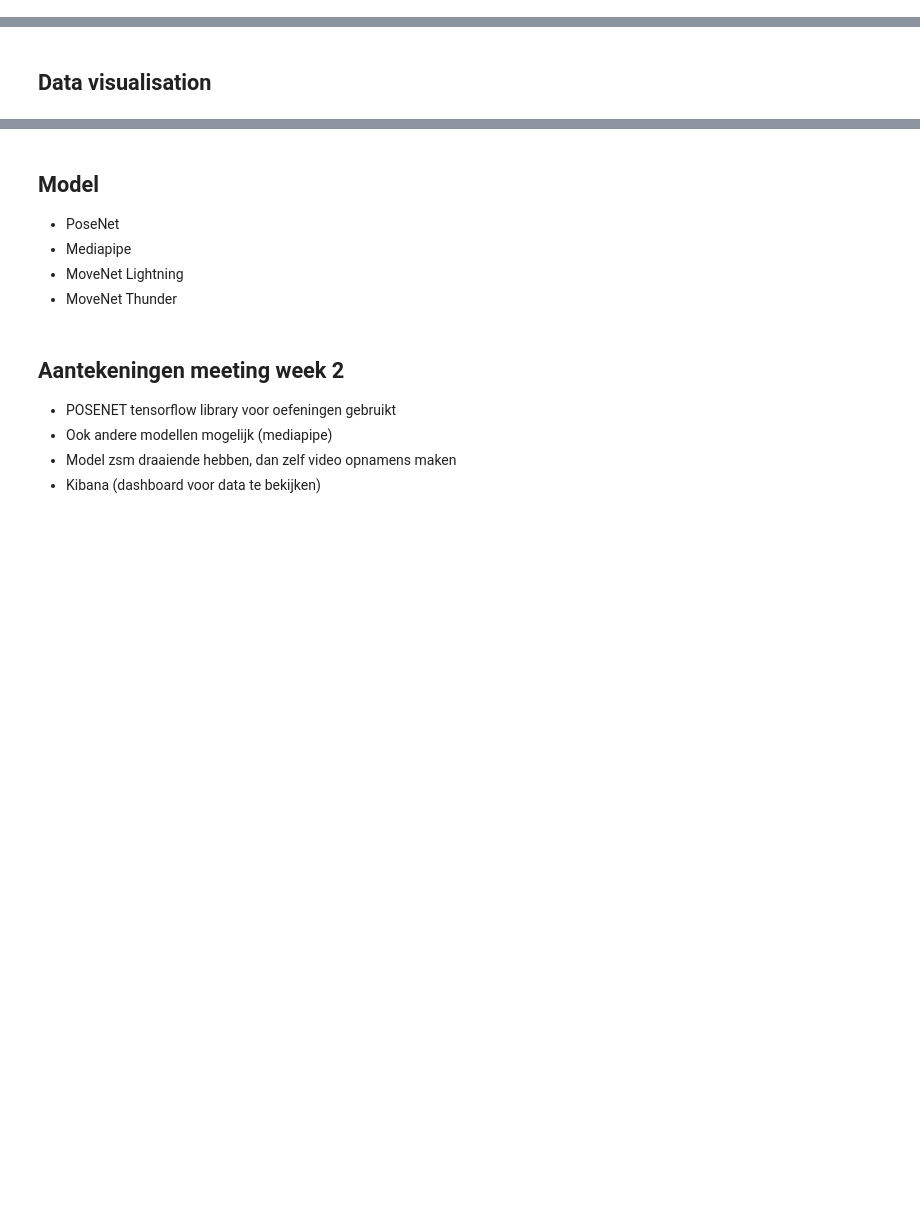
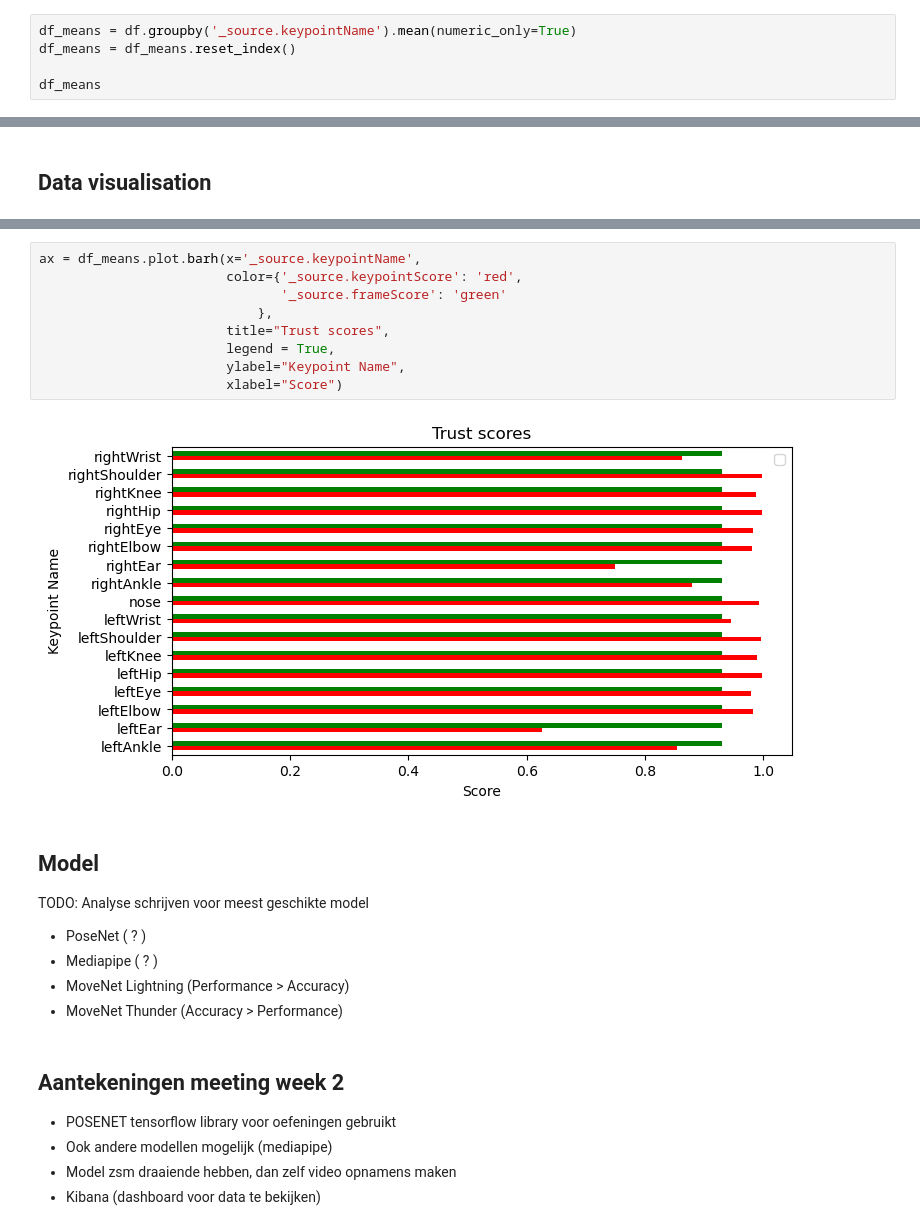
Before and after one commit to MaxSmeets/anomaly-detection-data-science, a Jupyter notebook: anomaly-detection.ipynb, the cells around one changed output, grey strips where cells are left out. Cells and saved outputs as stored; diff of their text form; blank space fills up the shorter version.

```diff
--- a/anomaly-detection.ipynb
+++ b/anomaly-detection.ipynb
@@ -148,0 +157,5 @@ Name: _source.frameScore, dtype: float64
+# %%
+df_means = df.groupby('_source.keypointName').mean(numeric_only=True)
+df_means = df_means.reset_index()
+
+df_means
@@ -187,10 +222,23 @@ sns.pairplot(data=df, hue='_source.keypointName')
+# %%
+ax = df_means.plot.barh(x='_source.keypointName',
+                        color={'_source.keypointScore': 'red',
+                               '_source.frameScore': 'green'
+                            },
+                        title="Trust scores",
+                        legend = True,
+                        ylabel="Keypoint Name",
+                        xlabel="Score")
+# %% [output]
+[figure, added]
 # %% [markdown]
 ## Model
 
-- PoseNet
-- Mediapipe
-- MoveNet Lightning
-- MoveNet Thunder
+TODO: Analyse schrijven voor meest geschikte model
+
+- PoseNet ( ? )
+- Mediapipe ( ? )
+- MoveNet Lightning (Performance > Accuracy)
+- MoveNet Thunder (Accuracy > Performance)
 # %% [markdown]
 ## Aantekeningen meeting week 2
 - POSENET tensorflow library voor oefeningen gebruikt
```
Also changed, not shown: parts of 7 cells of this notebook.
